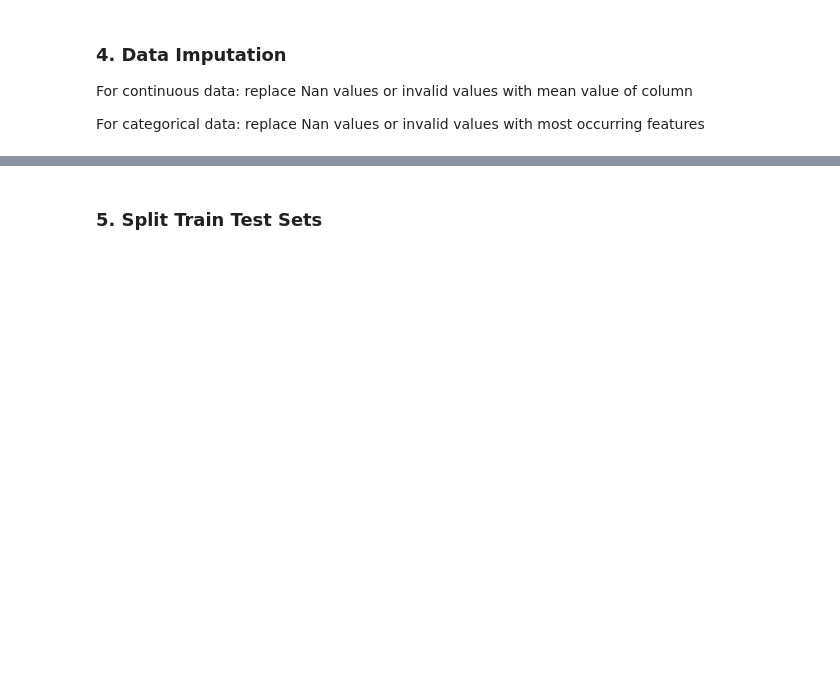
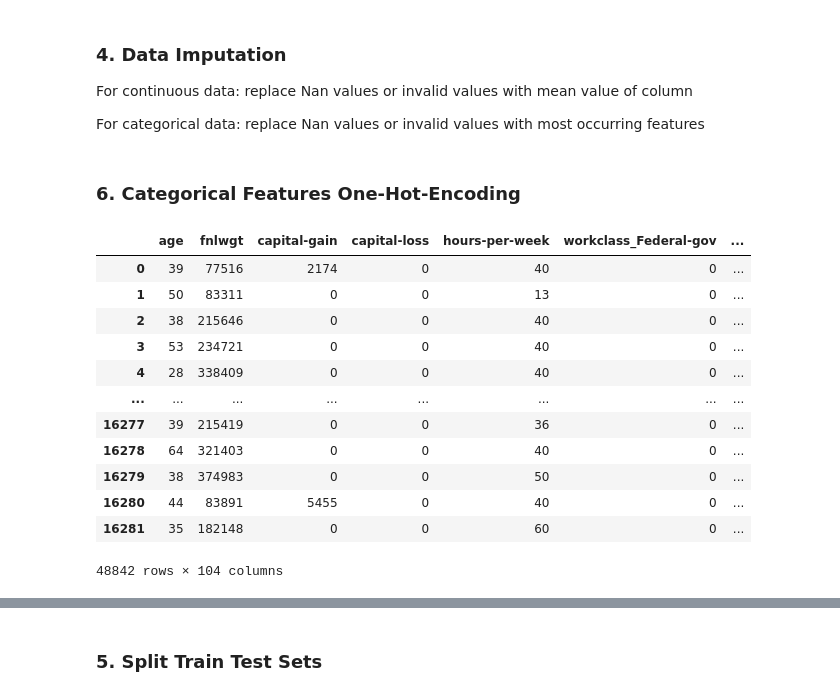
Before and after one commit to chrismartel/COMP551, a Jupyter notebook: projects/p1/adult_salary.ipynb, the cells around one changed output, grey strips where cells are left out. Saved outputs shown, nothing was run; the diff lists cells and outputs as text; code cells hidden in the pictures; blank space fills up the shorter version.

```diff
--- a/projects/p1/adult_salary.ipynb
+++ b/projects/p1/adult_salary.ipynb
@@ -184,0 +201,22 @@ test_df = my_preprocessing.imputation(test_df, invalid_entries_dict)
+# %% [markdown]
+### 6. Categorical Features One-Hot-Encoding
+# %%
+x_merged_df = merged_df.iloc[:,:-1]
+y_merged_df = merged_df.iloc[:,-1]
+# one-hot-encode categorical features
+x_merged_df = my_preprocessing.ohe(x_merged_df)
+display(x_merged_df)
+# %% [output]
+|  | age | fnlwgt | capital-gain | capital-loss | hours-per-week | workclass_Federal-gov | ... |
+| 0 | 39 | 77516 | 2174 | 0 | 40 | 0 | ... |
+| 1 | 50 | 83311 | 0 | 0 | 13 | 0 | ... |
+| 2 | 38 | 215646 | 0 | 0 | 40 | 0 | ... |
+| 3 | 53 | 234721 | 0 | 0 | 40 | 0 | ... |
+| 4 | 28 | 338409 | 0 | 0 | 40 | 0 | ... |
+| ... | ... | ... | ... | ... | ... | ... | ... |
+| 16277 | 39 | 215419 | 0 | 0 | 36 | 0 | ... |
+| 16278 | 64 | 321403 | 0 | 0 | 40 | 0 | ... |
+| 16279 | 38 | 374983 | 0 | 0 | 50 | 0 | ... |
+| 16280 | 44 | 83891 | 5455 | 0 | 40 | 0 | ... |
+| 16281 | 35 | 182148 | 0 | 0 | 60 | 0 | ... |
+48842 rows × 104 columns
```
Also changed, not shown: parts of 18 cells of this notebook.
